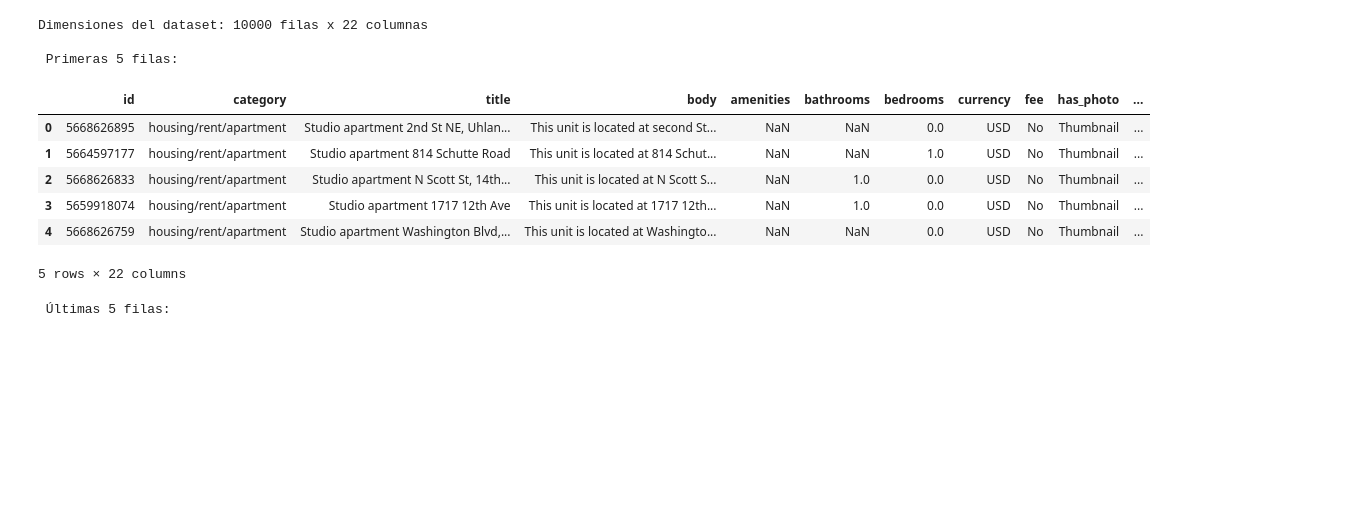
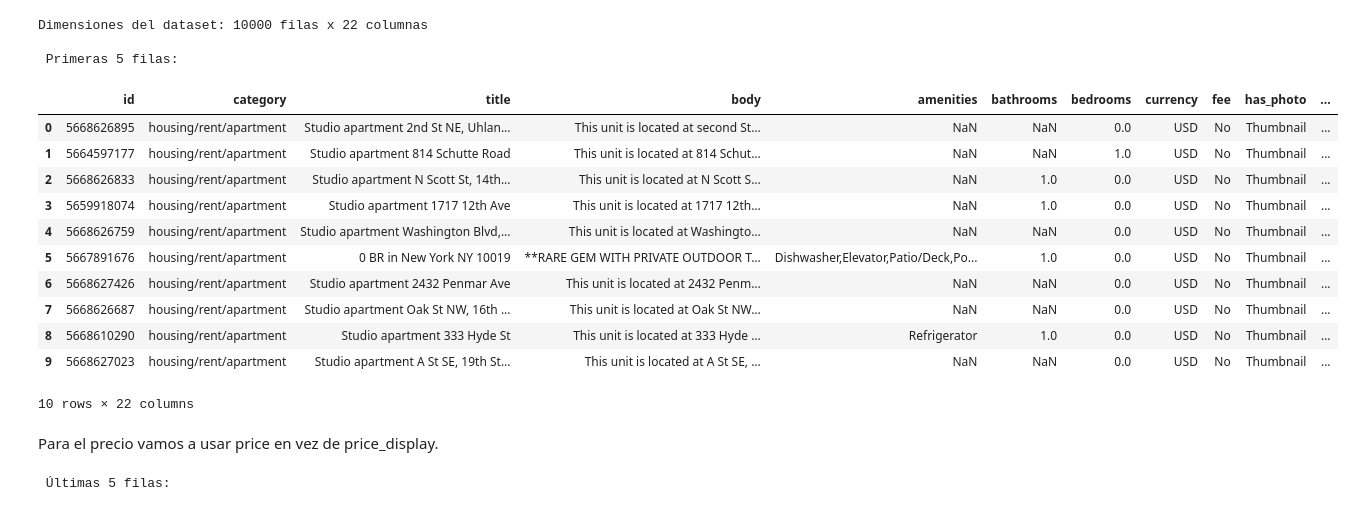
Before and after one commit to mperez14ang/ObligatorioAD, a Jupyter notebook: EDA+PreparamientodeDatos.ipynb, the cells around one changed output. Cells and saved outputs as stored; diff of their text form; code cells hidden in the pictures; blank space fills up the shorter version.

```diff
--- a/EDA+PreparamientodeDatos.ipynb
+++ b/EDA+PreparamientodeDatos.ipynb
@@ -6,22 +10,29 @@ import seaborn as sns
 from scipy import stats
 import warnings
 # %%
-df = pd.read_csv('Resources/apartment+for+rent+classified/apartments_for_rent_classified_10K.csv',encoding='latin1', delimiter=';')
+df = pd.read_csv('Resources/Tema_9.csv',encoding='latin1', delimiter=';')
 # %%
 print(f"\nDimensiones del dataset: {df.shape[0]} filas x {df.shape[1]} columnas")
 print("\n Primeras 5 filas:")
-df.head()
+df.head(10)
 # %% [output]
 Dimensiones del dataset: 10000 filas x 22 columnas
 
  Primeras 5 filas:
 |  | id | category | title | body | amenities | bathrooms | bedrooms | currency | fee | has_photo | ... |
 | 0 | 5668626895 | housing/rent/apartment | Studio apartment 2nd St NE, Uhlan... | This unit is located at second St... | NaN | NaN | 0.0 | USD | No | Thumbnail | ... |
 | 1 | 5664597177 | housing/rent/apartment | Studio apartment 814 Schutte Road | This unit is located at 814 Schut... | NaN | NaN | 1.0 | USD | No | Thumbnail | ... |
 | 2 | 5668626833 | housing/rent/apartment | Studio apartment N Scott St, 14th... | This unit is located at N Scott S... | NaN | 1.0 | 0.0 | USD | No | Thumbnail | ... |
 | 3 | 5659918074 | housing/rent/apartment | Studio apartment 1717 12th Ave | This unit is located at 1717 12th... | NaN | 1.0 | 0.0 | USD | No | Thumbnail | ... |
 | 4 | 5668626759 | housing/rent/apartment | Studio apartment Washington Blvd,... | This unit is located at Washingto... | NaN | NaN | 0.0 | USD | No | Thumbnail | ... |
+| 5 | 5667891676 | housing/rent/apartment | 0 BR in New York NY 10019 | **RARE GEM WITH PRIVATE OUTDOOR T... | Dishwasher,Elevator,Patio/Deck,Po... | 1.0 | 0.0 | USD | No | Thumbnail | ... |
+| 6 | 5668627426 | housing/rent/apartment | Studio apartment 2432 Penmar Ave | This unit is located at 2432 Penm... | NaN | NaN | 0.0 | USD | No | Thumbnail | ... |
+| 7 | 5668626687 | housing/rent/apartment | Studio apartment Oak St NW, 16th ... | This unit is located at Oak St NW... | NaN | NaN | 0.0 | USD | No | Thumbnail | ... |
+| 8 | 5668610290 | housing/rent/apartment | Studio apartment 333 Hyde St | This unit is located at 333 Hyde ... | Refrigerator | 1.0 | 0.0 | USD | No | Thumbnail | ... |
+| 9 | 5668627023 | housing/rent/apartment | Studio apartment A St SE, 19th St... | This unit is located at A St SE, ... | NaN | NaN | 0.0 | USD | No | Thumbnail | ... |
-5 rows × 22 columns
+10 rows × 22 columns
+# %% [markdown]
+Para el precio vamos a usar price en vez de price_display.
 # %%
 print("\n Últimas 5 filas:")
 df.tail()
```
Also changed, not shown: parts of 13 cells of this notebook.
